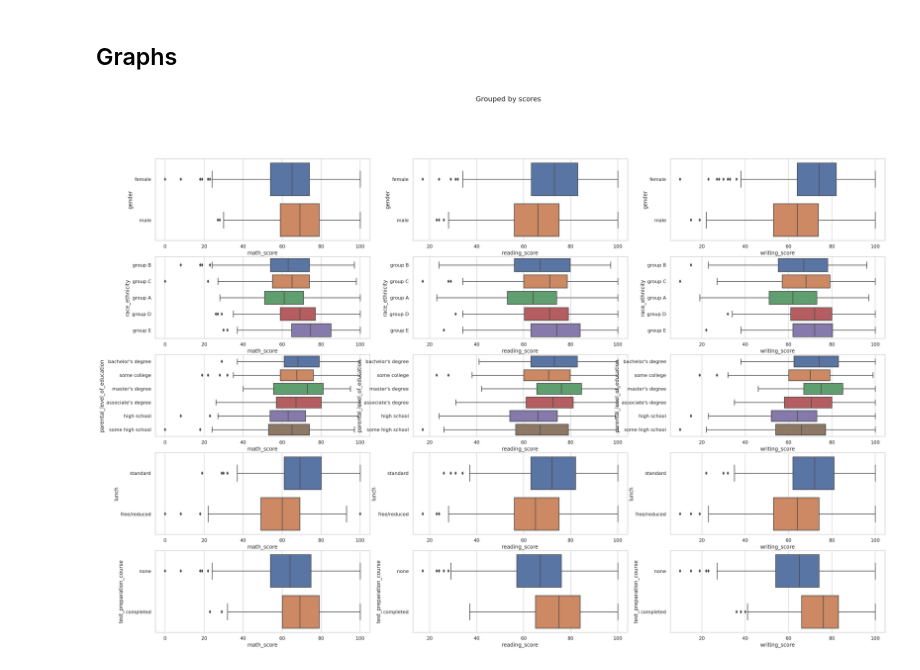
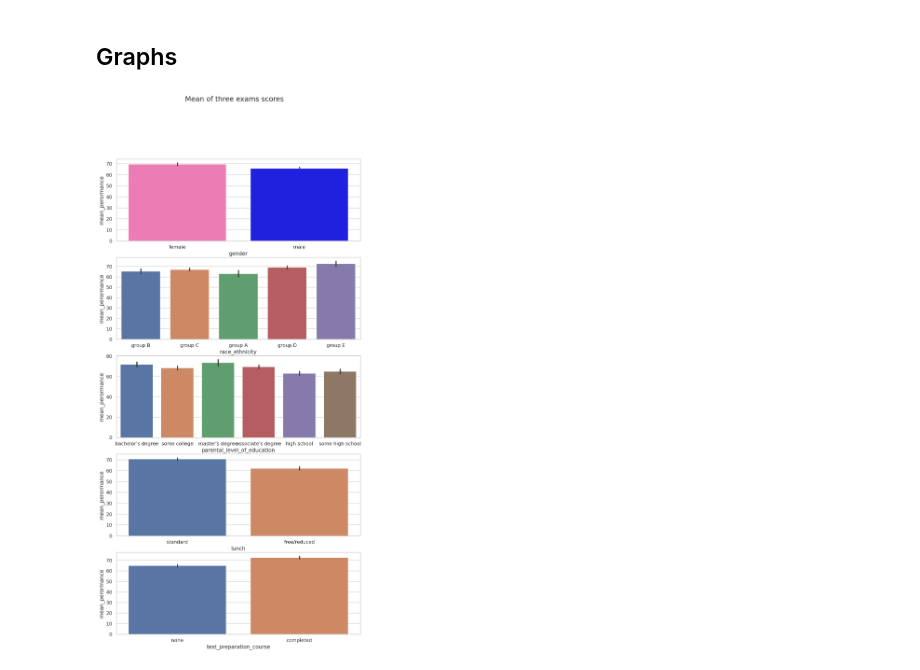
Before and after one commit to randonneesdatatrek/Team_11, a Jupyter notebook: src/studentBAP.ipynb, the cells around one changed output. Cells and saved outputs as stored; diff of their text form; code cells hidden in the pictures.

Commit message:
finisshed graph module

```diff
--- a/src/studentBAP.ipynb
+++ b/src/studentBAP.ipynb
@@ -371,38 +371,50 @@ def meanGraph():
     by_tpc=by_tpc.melt('test_preparation_course',var_name='means',value_name='score_means')
     sns.barplot(ax=ax[2,0], data=by_tpc, x='test_preparation_course', y='score_means',hue='means')
     ax[2,0].set_title('Mean by test_preparation_course')
 
     plt.show()
 
 def boxGraphs():
     fig, ax = plt.subplots(nrows=5, ncols=3, figsize=[30,20])
     fig.suptitle('Grouped by scores', fontsize=16)
 
-    sns.boxplot(ax=ax[0,0],y='gender',x='math_score', data=ds)
-    sns.boxplot(ax=ax[0,1],y='gender',x='reading_score', data=ds)
-    sns.boxplot(ax=ax[0,2],y='gender',x='writing_score', data=ds)
+    sns.boxplot(ax=ax[0,0],y='gender',x='math_score', data=ds, palette=['hotpink','blue'])
+    sns.boxplot(ax=ax[0,1],y='gender',x='reading_score', data=ds, palette=['hotpink','blue'])
+    sns.boxplot(ax=ax[0,2],y='gender',x='writing_score', data=ds, palette=['hotpink','blue'])
 
     sns.boxplot(ax=ax[1,0],y='race_ethnicity',x='math_score', data=ds)
     sns.boxplot(ax=ax[1,1],y='race_ethnicity',x='reading_score', data=ds)
     sns.boxplot(ax=ax[1,2],y='race_ethnicity',x='writing_score', data=ds)
 
     sns.boxplot(ax=ax[2,0],y='parental_level_of_education',x='math_score', data=ds)
     sns.boxplot(ax=ax[2,1],y='parental_level_of_education',x='reading_score', data=ds)
     sns.boxplot(ax=ax[2,2],y='parental_level_of_education',x='writing_score', data=ds)
 
     sns.boxplot(ax=ax[3,0],y='lunch',x='math_score', data=ds)
     sns.boxplot(ax=ax[3,1],y='lunch',x='reading_score', data=ds)
     sns.boxplot(ax=ax[3,2],y='lunch',x='writing_score', data=ds)
 
     sns.boxplot(ax=ax[4,0],y='test_preparation_course',x='math_score', data=ds)
     sns.boxplot(ax=ax[4,1],y='test_preparation_course',x='reading_score', data=ds)
     sns.boxplot(ax=ax[4,2],y='test_preparation_course',x='writing_score', data=ds)
 
     plt.show()
 
-boxGraphs()
+def barMeanPerformanceGraph():
+    fig, ax = plt.subplots(nrows=5, ncols=1, figsize=[10,20])
+    fig.suptitle('Mean of three exams scores', fontsize=16)
+
+    mean_perormance=ds.eval('(math_score + reading_score + writing_score)/3').rename('mean_perormance')
+
+    sns.barplot(ax=ax[0], data=ds,y=mean_perormance , x='gender',palette=['hotpink','blue'])
+    sns.barplot(ax=ax[1], data=ds,y=mean_perormance , x='race_ethnicity')
+    sns.barplot(ax=ax[2], data=ds,y=mean_perormance , x='parental_level_of_education')
+    sns.barplot(ax=ax[3], data=ds,y=mean_perormance , x='lunch')
+    sns.barplot(ax=ax[4], data=ds,y=mean_perormance , x='test_preparation_course')
+
+barMeanPerformanceGraph()
 # %% [output]
-[figure, old version]
+[figure, new version]
 # %%
 """
 Machine learning p
```
Also changed, not shown: parts of 1 cell of this notebook, 1 other file.
